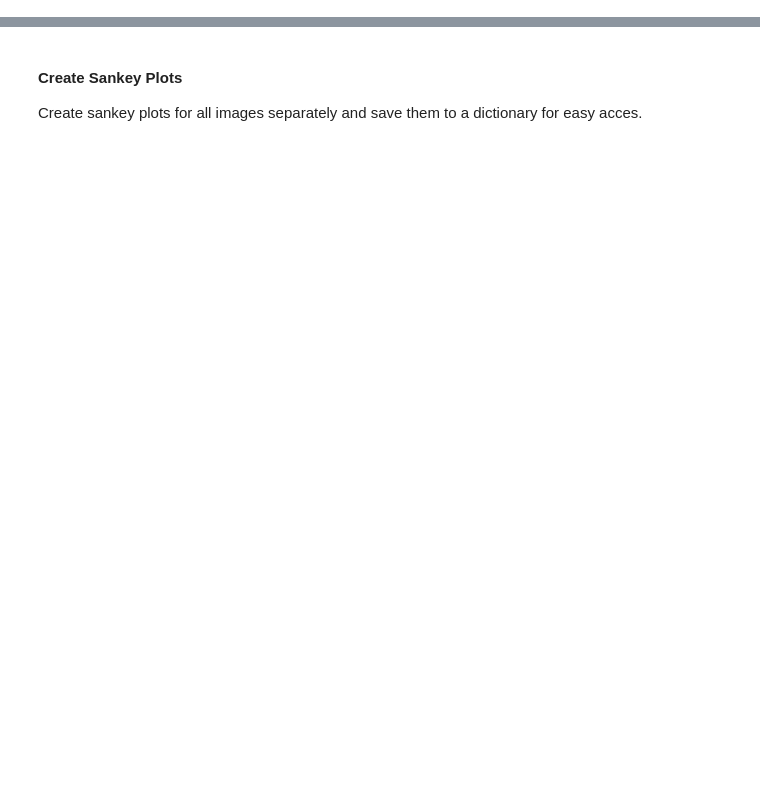
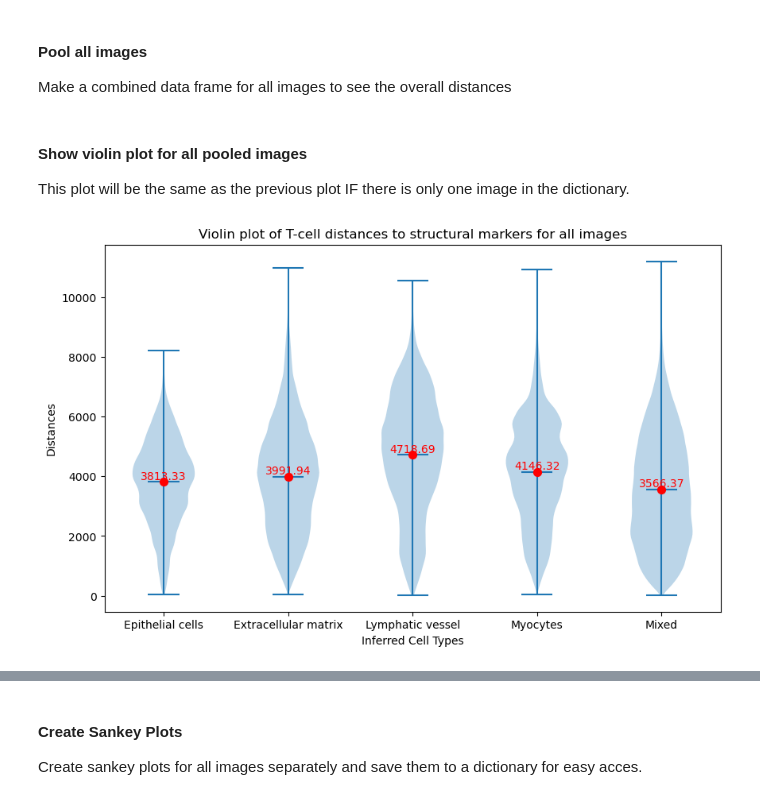
Before and after one commit to feliciaschulz/MastersThesisProject, a Jupyter notebook: 04_DistanceAnalysis/Distance Matrix Edited.ipynb, the cells around one changed output, grey strips where cells are left out. Cells and saved outputs as stored; diff of their text form; code cells hidden in the pictures; blank space fills up the shorter version.

```diff
--- a/04_DistanceAnalysis/Distance Matrix Edited.ipynb
+++ b/04_DistanceAnalysis/Distance Matrix Edited.ipynb
@@ -557,0 +25,10 @@ sankey_fig = create_sankey(fromto_df, from_cts, to_cts, "R1B1ROI1", radius)
+# %%
+### USER-INPUT ###
+"""
+Write the sample image you would like to use.
+Make sure the ones you pick are available in the necessary folders, both as masks and as intensity data frames.
+On the GitHub repository for this project, only R1B1ROI1 is available as example input, so if you only have
+access to the GitHub, please only use that here.
+"""
+#img_names = ['R1B1ROI1', 'R1B1ROI2', 'R1C1ROI1', 'R1C1ROI2', 'R1D1ROI1', 'R1D1ROI2']
+img_names = ['R1B1ROI1']
@@ -557,0 +309,30 @@ sankey_fig = create_sankey(fromto_df, from_cts, to_cts, "R1B1ROI1", radius)
+# %% [markdown]
+#### Pool all images
+Make a combined data frame for all images to see the overall distances
+# %%
+if len(dist_mat_pooled_t) > 1:
+    # Make pooled dist mat for all images
+    dist_mat_pooled_t_ALLIMG = {}
+
+    for ct in ct2: # Loop through cell types
+        for i in dist_mat_pooled_t: # Loop through images
+            img = dist_mat_pooled_t[i]
+            flat_array = img[ct].flatten()
+            if ct in dist_mat_pooled_t_ALLIMG:
+                dist_mat_pooled_t_ALLIMG[ct] = np.concatenate((dist_mat_pooled_t_ALLIMG[ct], flat_array))
+            else:
+                dist_mat_pooled_t_ALLIMG[ct] = flat_array
+else:
+    print("You only have one image, so there is no need to pool images. The result would be the same.")
+# %% [markdown]
+#### Show violin plot for all pooled images
+This plot will be the same as the previous plot IF there is only one image in the dictionary.
+# %%
+try:
+    all_img_fig = plot_violin(dist_mat_pooled_t[i], "all images", ct1, ct2, show=False)
+    plt.figure(all_img_fig)
+    plt.show()
+except:
+    print("You only have one image, so there is no need to pool images. The result would be the same.")
+# %% [output]
+[figure, added]
```
Also changed, not shown: parts of 52 cells of this notebook.
